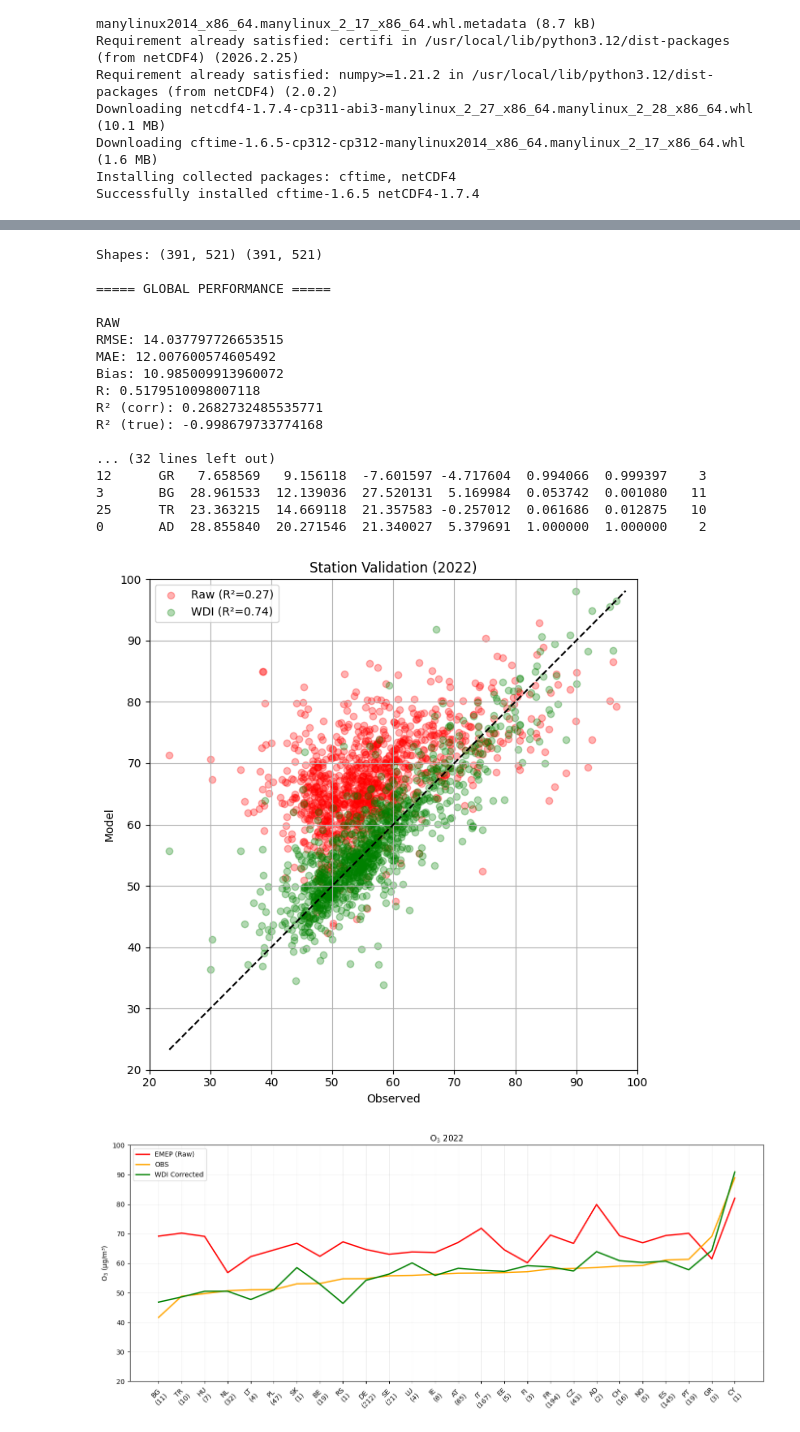
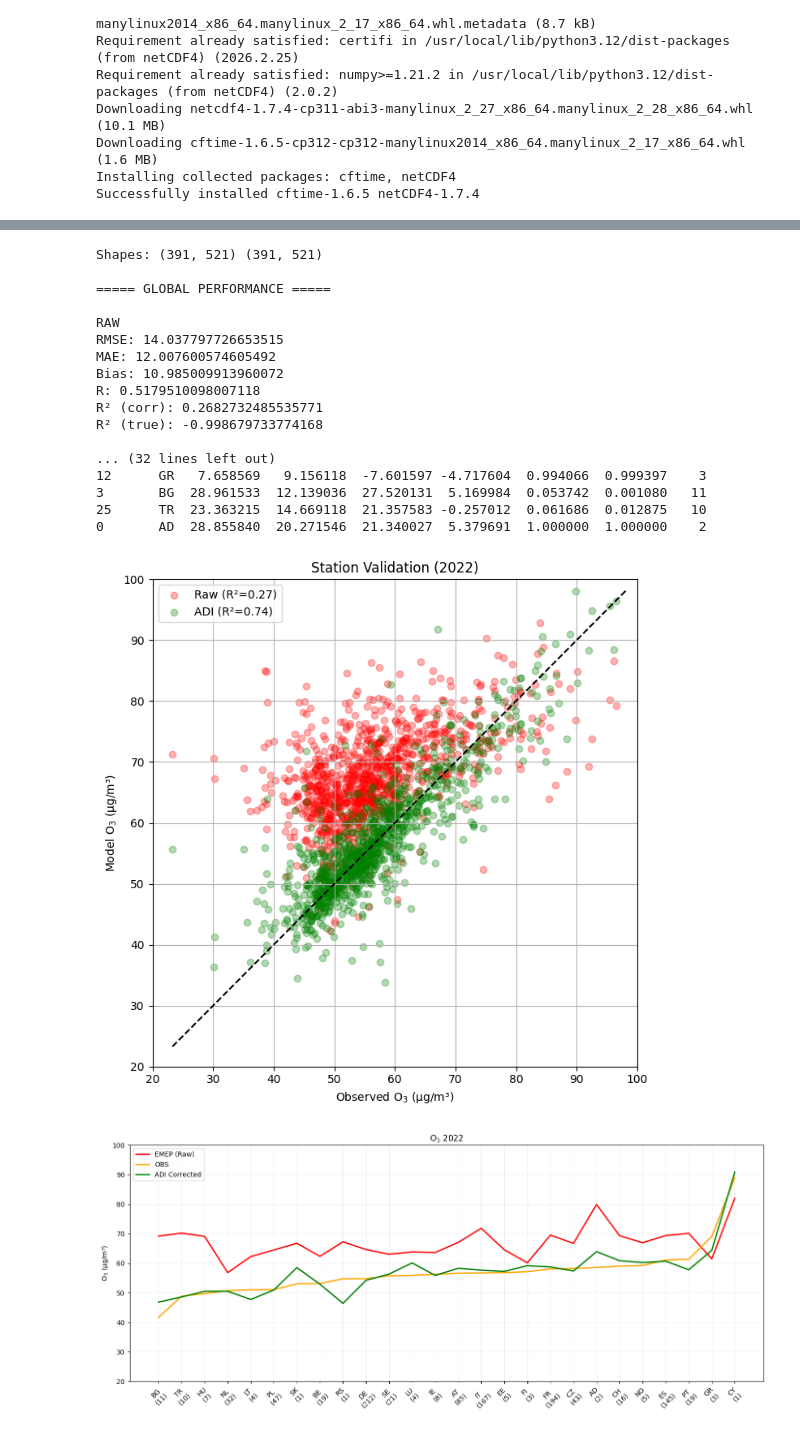
Before and after one commit to costpetrides/FAIRMODE-WG5, a Jupyter notebook: Phase2/WDI_O3.ipynb, the cells around one changed output, grey strips where cells are left out. Cells and saved outputs as stored; diff of their text form; code cells hidden in the pictures.

```diff
--- a/Phase2/WDI_O3.ipynb
+++ b/Phase2/WDI_O3.ipynb
@@ -1454,7 +1454,7 @@ print("R:", r_raw)
 print("R² (corr):", r2_raw_corr)
 print("R² (true):", r2_raw_true)
 
-print("\nWDI")
+print("\nADI")
 print("RMSE:", rmse(wdi_vals, obs))
 print("MAE:", mae(wdi_vals, obs))
 print("Bias:", bias(wdi_vals, obs))
@@ -1502,7 +1502,7 @@ plt.scatter(obs, raw_vals,
             alpha=0.3, color='red')
 
 plt.scatter(obs, wdi_vals,
-            label=f"WDI (R²={r2_wdi_corr:.2f})",
+            label=f"ADI (R²={r2_wdi_corr:.2f})",
             alpha=0.3, color='green')
 
 min_v = min(obs.min(), raw_vals.min(), wdi_vals.min())
@@ -1510,8 +1510,8 @@ max_v = max(obs.max(), raw_vals.max(), wdi_vals.max())
 
 plt.plot([min_v, max_v], [min_v, max_v], 'k--')
 
-plt.xlabel("Observed")
-plt.ylabel("Model")
+plt.xlabel("Observed O$_3$ (μg/m³)")
+plt.ylabel("Model O$_3$ (μg/m³)")
 plt.title("Station Validation (2022)")
 plt.xlim(20,100)
 plt.ylim(20,100)
@@ -1545,35 +1545,35 @@ plt.figure(figsize=(14,6))
 
 plt.plot(x, country_mean["RAW"], color='red', linewidth=2, label="EMEP (Raw)")
 plt.plot(x, country_mean["OBS"], color='orange', linewidth=2, label="OBS")
-plt.plot(x, country_mean["WDI"], color='green', linewidth=2, label="WDI Corrected")
+plt.plot(x, country_mean["WDI"], color='green', linewidth=2, label="ADI Corrected")
 
 plt.xticks(x, labels, rotation=45)
 plt.ylabel("O$_3$ (μg/m³)")
 plt.title("O$_3$ 2022")
 plt.ylim(20,100)
 plt.legend()
 plt.grid(alpha=0.2)
 plt.tight_layout()
 plt.show()
 # %% [output]
 Shapes: (391, 521) (391, 521)
 
 ===== GLOBAL PERFORMANCE =====
 
 RAW
 RMSE: 14.037797726653515
 MAE: 12.007600574605492
 Bias: 10.985009913960072
 R: 0.5179510098007118
 R² (corr): 0.2682732485535771
 R² (true): -0.998679733774168
 
 ... (32 lines left out)
 12      GR   7.658569   9.156118  -7.601597 -4.717604  0.994066  0.999397    3
 3       BG  28.961533  12.139036  27.520131  5.169984  0.053742  0.001080   11
 25      TR  23.363215  14.669118  21.357583 -0.257012  0.061686  0.012875   10
 0       AD  28.855840  20.271546  21.340027  5.379691  1.000000  1.000000    2
-[figure, old version]
+[figure, new version]
 [figure]
 # %%
 import numpy as np
```
Also changed, not shown: parts of 3 cells of this notebook.
